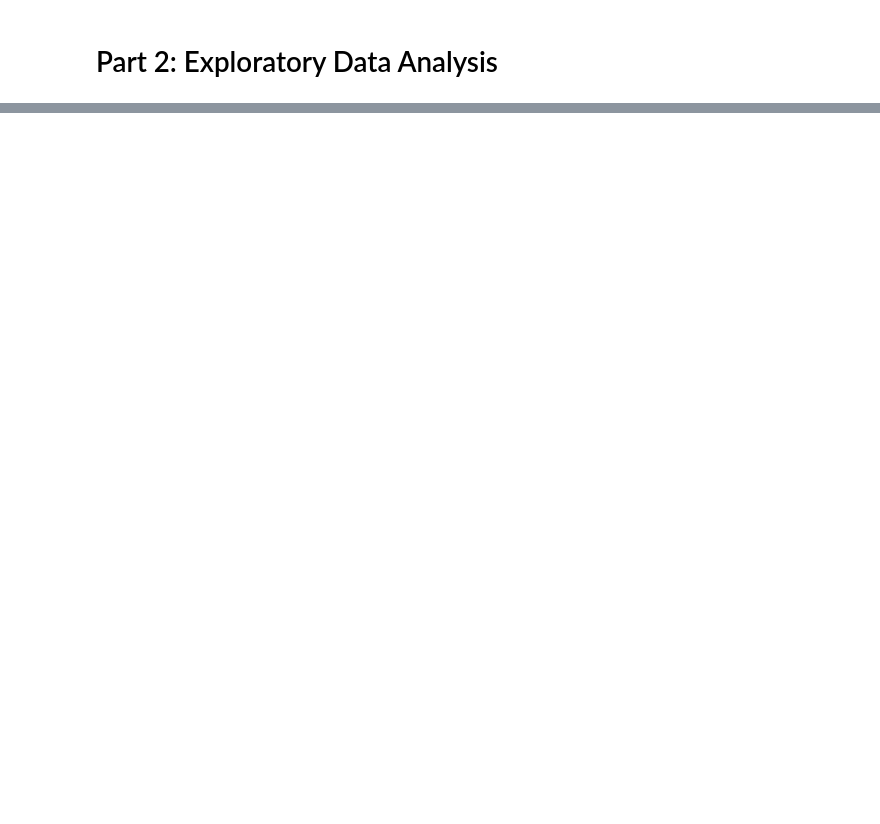
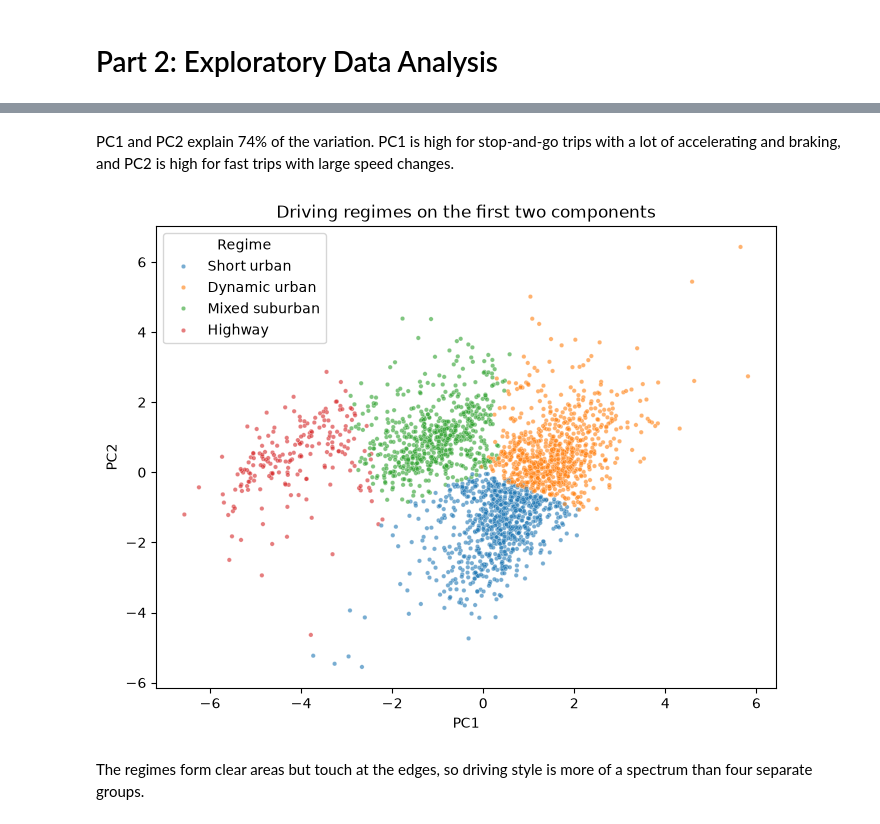
Before and after one commit to sumit-kolpe/EV-Energy-and-Thermal-Monitoring, a Jupyter notebook: EV_Energy_and_Thermal_Monitoring.ipynb, the cells around one changed output, grey strips where cells are left out. Cells and saved outputs as stored; diff of their text form; code cells hidden in the pictures; blank space fills up the shorter version.

```diff
--- a/EV_Energy_and_Thermal_Monitoring.ipynb
+++ b/EV_Energy_and_Thermal_Monitoring.ipynb
@@ -945,0 +695,8 @@ On a car that was not in the training data, XGBoost still reaches MAE 0.35 °C v
+# %%
+pca = PCA(n_components=2).fit(X_scaled)
+pcs = pca.transform(X_scaled)
+print("Variance explained:", pca.explained_variance_ratio_.round(2), "| total:", round(pca.explained_variance_ratio_.sum(), 2))
+
+loadings = pd.DataFrame(pca.components_.T, index=[feature_labels[f] for f in cluster_features], columns=["PC1", "PC2"])
+loadings.loc["Hard braking"] = -loadings.loc["Hard braking"]
+loadings.round(2)
@@ -945,0 +713,14 @@ On a car that was not in the training data, XGBoost still reaches MAE 0.35 °C v
+# %% [markdown]
+PC1 and PC2 explain 74% of the variation. PC1 is high for stop-and-go trips with a lot of accelerating and braking, and PC2 is high for fast trips with large speed changes.
+# %%
+plt.figure(figsize=(8, 6))
+sns.scatterplot(x=pcs[:, 0], y=pcs[:, 1], hue=trips["regime"], s=10, alpha=0.6)
+plt.title("Driving regimes on the first two components")
+plt.xlabel("PC1")
+plt.ylabel("PC2")
+plt.legend(title="Regime")
+plt.show()
+# %% [output]
+[figure, added]
+# %% [markdown]
+The regimes form clear areas but touch at the edges, so driving style is more of a spectrum than four separate groups.
```
Also changed, not shown: parts of 172 cells of this notebook.
